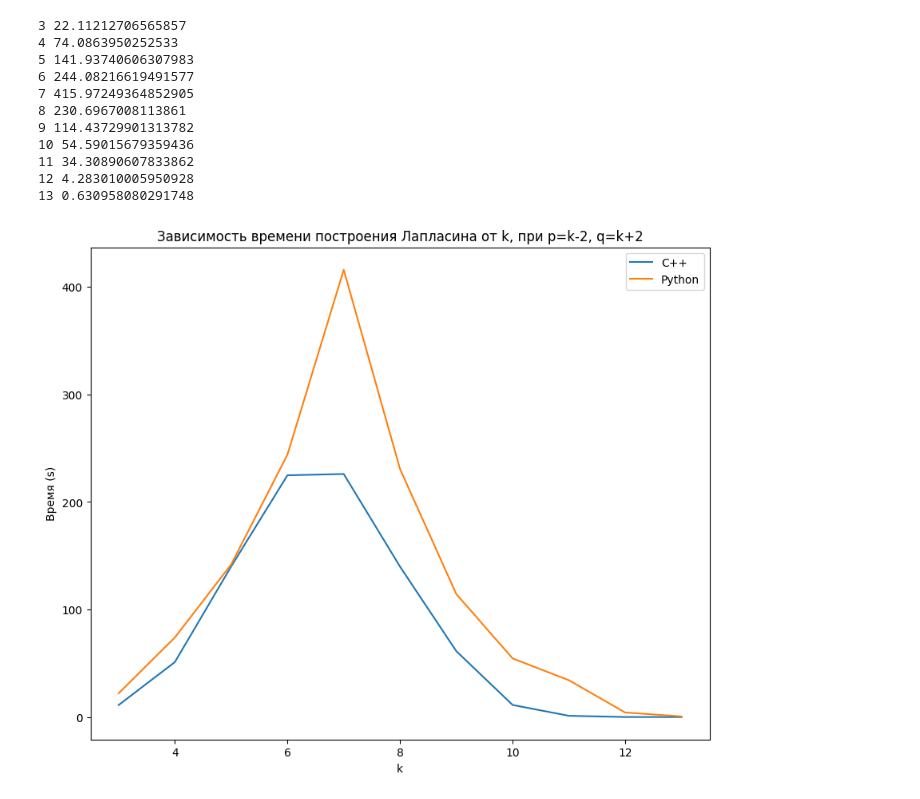
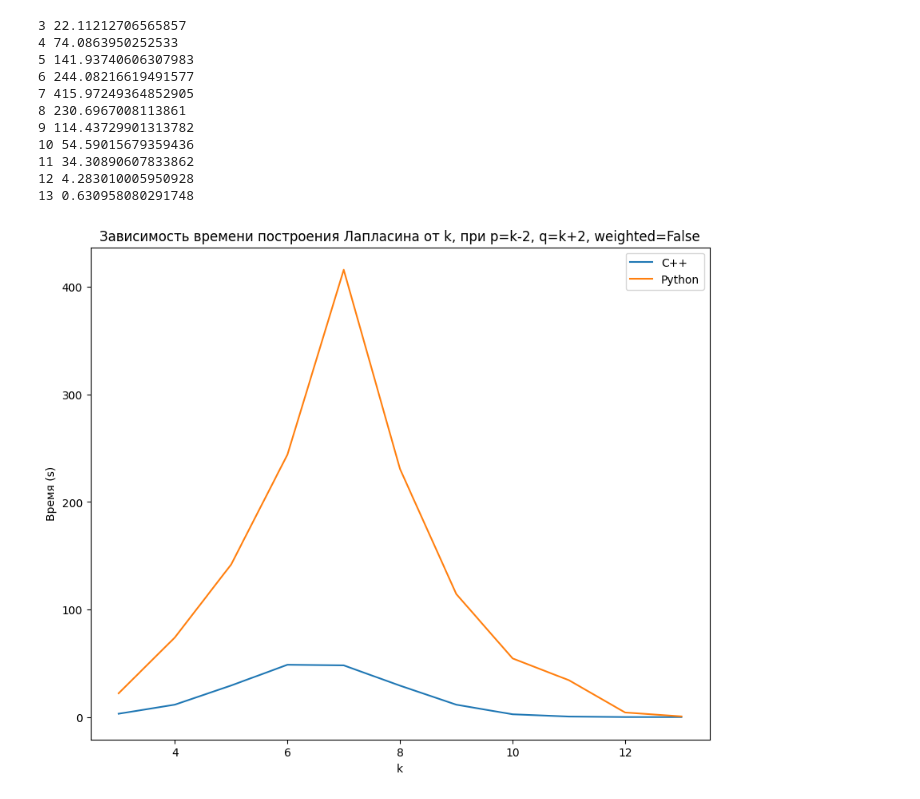
Before and after one commit to mostony/SimplicialExtended, a Jupyter notebook: datasets/chess_games/chess.ipynb, the cells around one changed output. Saved outputs shown, nothing was run; the diff lists cells and outputs as text; code cells hidden in the pictures.

```diff
--- a/datasets/chess_games/chess.ipynb
+++ b/datasets/chess_games/chess.ipynb
@@ -347,15 +378,18 @@ for k in x:
 13 0.630958080291748
 # %%
 import matplotlib.pyplot as plt
+# %%
+y1 = [3.1110541820526123, 11.586480140686035, 29.381788969039917, 48.69130182266235, 48.12745118141174, 29.2378830909729, 11.560977935791016, 2.6106879711151123, 0.49315619468688965, 0.033798933029174805, 0.004458189010620117]
+y2 = [22.11212706565857, 74.0863950252533, 141.93740606307983, 244.08216619491577, 415.97249364852905, 230.6967008113861, 114.43729901313782, 54.59015679359436, 34.30890607833862, 4.283010005950928, 0.630958080291748]
 # %%
 plt.figure(figsize=(10, 8))
 plt.plot(x, y1, label ='C++')
 plt.plot(x, y2, label ='Python')
 
 plt.xlabel("k")
 plt.ylabel("Время (s)")
 plt.legend()
-plt.title('Зависимость времени построения Лапласина от k, при p=k-2, q=k+2')
+plt.title('Зависимость времени построения Лапласина от k, при p=k-2, q=k+2, weighted=False')
 plt.show()
 # %% [output]
-[figure, old version]
+[figure, new version]
```
Also changed, not shown: parts of 33 cells of this notebook, 2 other files.
